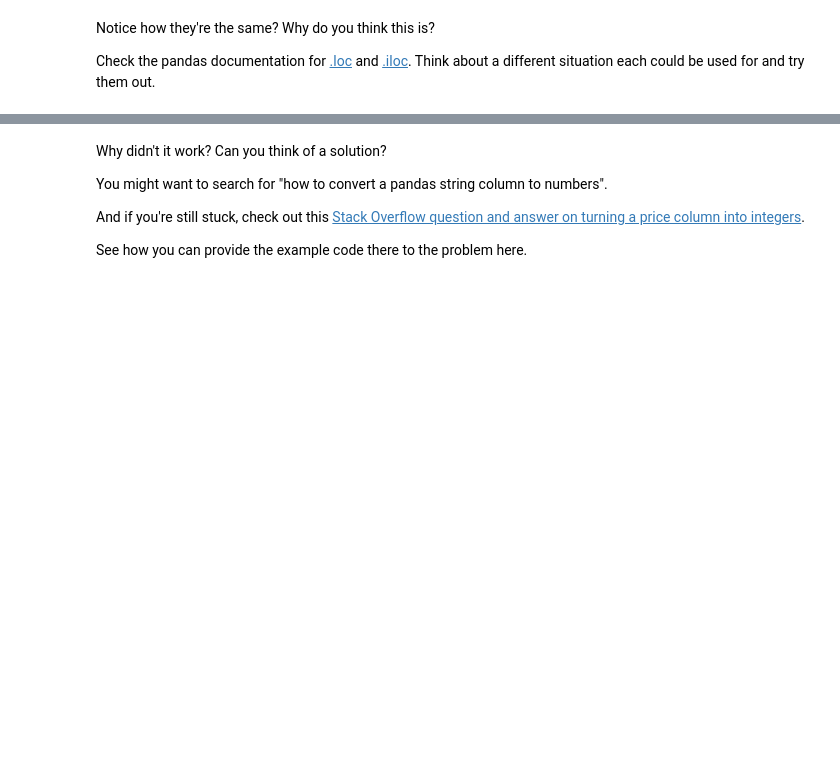
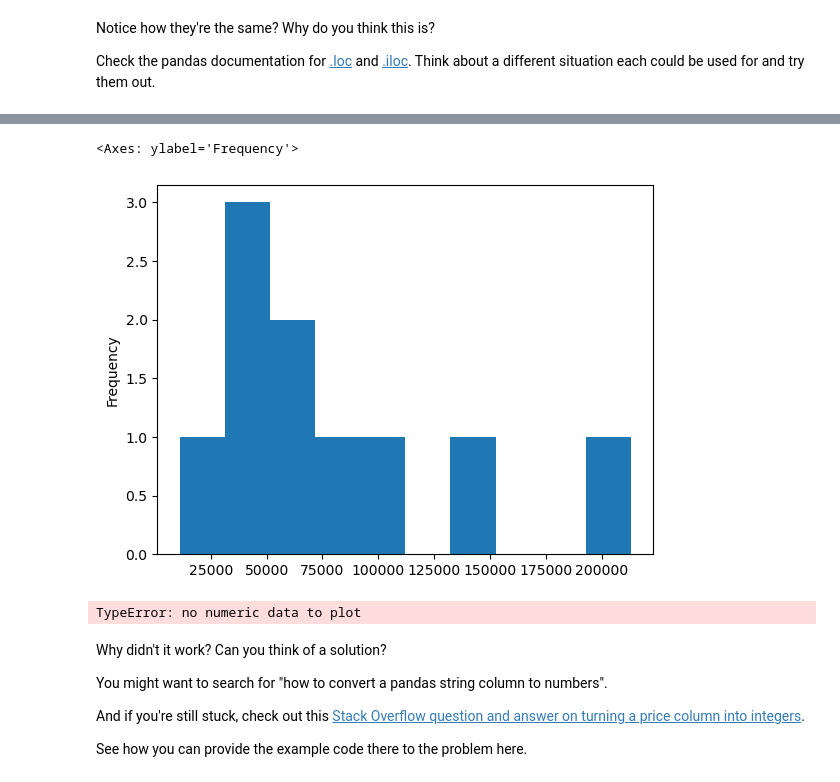
Before and after one commit to Jeevan-Neupane/Numpy-And-Pandas, a Jupyter notebook: pandas-exercises.ipynb, the cells around one changed output, grey strips where cells are left out. Drawn from its saved outputs; the diff is of its cells as text; code cells hidden in the pictures; blank space fills up the shorter version.

```diff
--- a/pandas-exercises.ipynb
+++ b/pandas-exercises.ipynb
@@ -80,7 +235,14 @@ Check the pandas documentation for [.loc](https://pandas.pydata.org/pandas-docs/
 # %%
 # Create a histogram of the Odometer column using hist()
+car_sales_data["Odometer (KM)"].plot.hist()
+# %% [output]
+<Axes: ylabel='Frequency'>
+[figure, added]
 # %%
 # Try to plot the Price column using plot()
+car_sales_data["Price"].plot()
+# %% [output]
+TypeError: no numeric data to plot
 # %% [markdown]
 Why didn't it work? Can you think of a solution?
 
```
Also changed, not shown: parts of 46 cells of this notebook, 1 other file.
